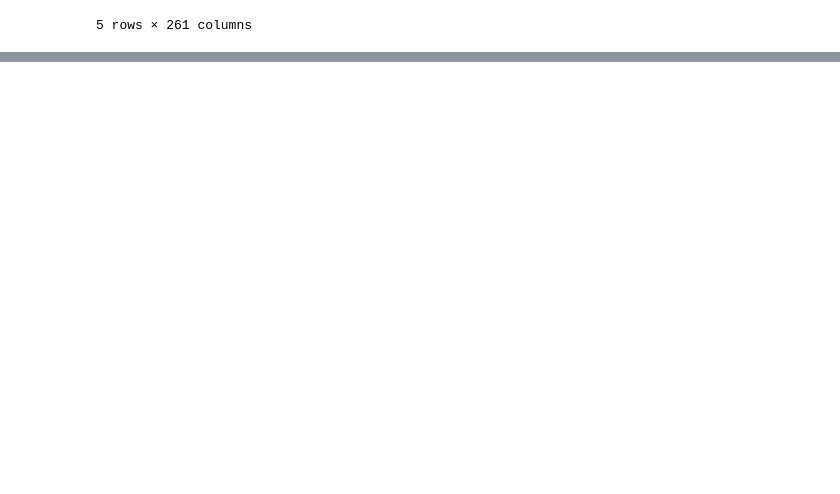
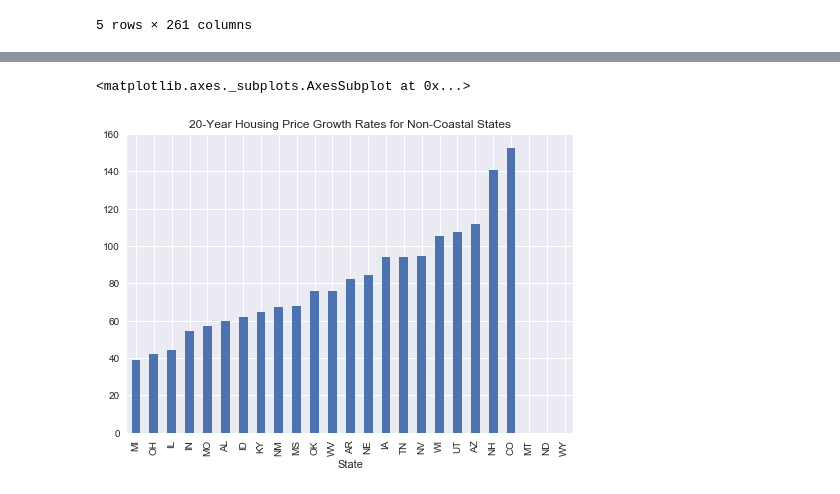
Before and after one commit to tiptonicedt/springboard, a Jupyter notebook: capstone_project_zillow/Zillow_Statistical_Inference.ipynb, the cells around one changed output, grey strips where cells are left out. Drawn from its saved outputs; the diff is of its cells as text; code cells hidden in the pictures; blank space fills up the shorter version.

```diff
--- a/capstone_project_zillow/Zillow_Statistical_Inference.ipynb
+++ b/capstone_project_zillow/Zillow_Statistical_Inference.ipynb
@@ -250,0 +61,13 @@ Statistical Inference Tests:
+# %%
+# Defining non-coastal states and viewing as a bar graph
+h = homes2
+notcoastal_states = 'MI,MO,OH,IL,IN,ND,SD,NE,OK,CO,UT,AZ,NM,WY,AL,AR,ID,KY,MS,WV,NV,MT,IA,NH,WI,TN,VT'.split(',')
+h_notcoastal = h[h.State.isin(notcoastal_states)]
+h_notcoastal = h_notcoastal.groupby(h_notcoastal.State).mean()
+h_notcoastal['Percent_Growth'] = (h_notcoastal['2017-05'] / h_notcoastal['1996-04'] - 1) * 100
+h_notcoastal = h_notcoastal.round(2)
+h_notcoastal = h_notcoastal.sort_values('Percent_Growth')
+h_notcoastal.Percent_Growth.plot(kind = 'bar', title = "20-Year Housing Price Growth Rates for Non-Coastal States")
+# %% [output]
+<matplotlib.axes._subplots.AxesSubplot at 0x...>
+[figure, added]
```
Also changed, not shown: parts of 63 cells of this notebook, 10 other files.
